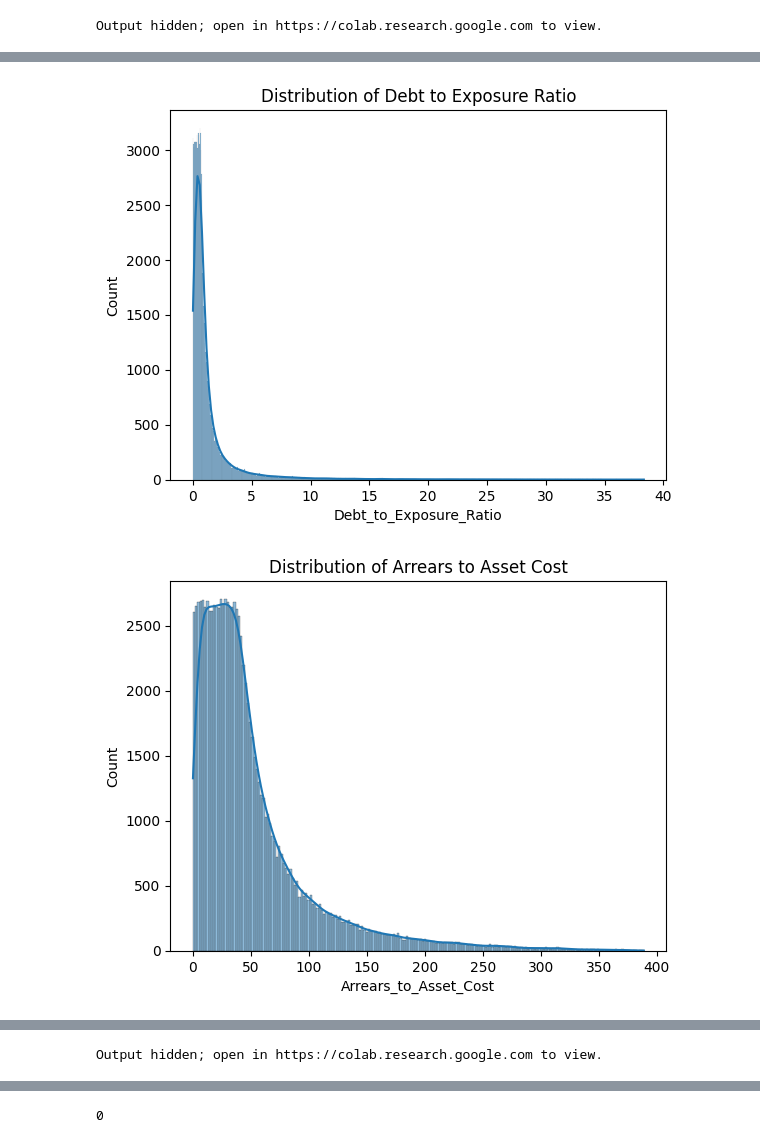
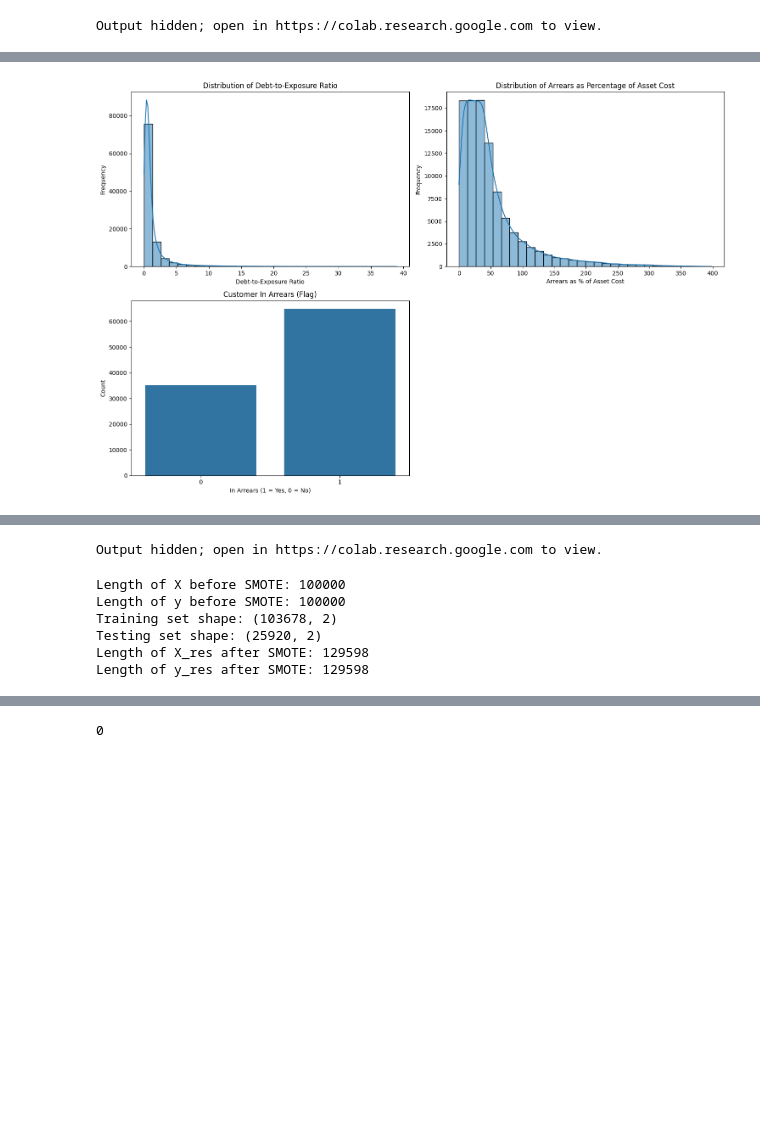
Before and after one commit to Tengey/Arrears, a Jupyter notebook: data_preprocessing.ipynb, the cells around one changed output, grey strips where cells are left out. Saved outputs shown, nothing was run; the diff lists cells and outputs as text; code cells hidden in the pictures; blank space fills up the shorter version.

```diff
--- a/data_preprocessing.ipynb
+++ b/data_preprocessing.ipynb
@@ -129,6 +120,8 @@ plt.show()
 # %%
 # Dropping columns not useful for modelling
-droppers = ['Customer_ID', 'Regulatory_Compliance', 'Contract_Status', 'Risk_Flag', 'Payment_Status', 'Forbearance_Amount_GBP', 'Late_Payment_Fees_GBP']
+droppers = ['Customer_ID', 'Regulatory_Compliance', 'Contract_Status',
+            'Risk_Flag', 'Payment_Status', 'Forbearance_Amount_GBP',
+            'Late_Payment_Fees_GBP']
 df.drop(droppers, axis = 1 , inplace=True)
 
 df.info()
@@ -171,16 +173,29 @@ df.head()
 # %%
 # Visualizing new features
-sns.histplot(df['Debt_to_Exposure_Ratio'], kde=True)
-plt.title('Distribution of Debt to Exposure Ratio')
+plt.figure(figsize=(15, 10))
+
+# Histogram for Debt_to_Exposure_Ratio
+plt.subplot(2, 2, 1)
+sns.histplot(df['Debt_to_Exposure_Ratio'], bins=30, kde=True)
+plt.title('Distribution of Debt-to-Exposure Ratio')
+plt.xlabel('Debt-to-Exposure Ratio')
+plt.ylabel('Frequency')
+
+# Histogram for Arrears_to_Asset_Cost
+plt.subplot(2, 2, 2)
+sns.histplot(df['Arrears_to_Asset_Cost'], bins=30, kde=True)
+plt.title('Distribution of Arrears as Percentage of Asset Cost')
+plt.xlabel('Arrears as % of Asset Cost')
+plt.ylabel('Frequency')
+
+# Bar plot for In_Arrears_Flag
+plt.subplot(2, 2, 3)
+sns.countplot(x='In_Arrears_Flag', data=df)
+plt.title('Customer In Arrears (Flag)')
+plt.xlabel('In Arrears (1 = Yes, 0 = No)')
+plt.ylabel('Count')
+
+plt.tight_layout()
 plt.show()
-
-sns.histplot(df['Arrears_to_Asset_Cost'], kde=True)
-plt.title('Distribution of Arrears to Asset Cost')
-plt.show()
-
-sns.histplot(df['In_Arrears_Flag'], kde=True)
-plt.title('Distribution of In Arrears Flag')
-plt.show()
 # %% [output]
-[figure, old version]
+[figure, new version]
-[figure, removed]
@@ -200,0 +219,32 @@ Output hidden; open in https://colab.research.google.com to view.
+# %%
+# Addressing class imbalance in In_Arrears_Flag
+X = df[['Log_Debt_to_Exposure_Ratio', 'Log_Arrears_to_Asset_Cost']]
+# Using transformed features
+
+y = df['In_Arrears_Flag']
+
+# Check the lengths of the data
+print("Length of X before SMOTE:", len(X))
+print("Length of y before SMOTE:", len(y))
+
+smote = SMOTE(random_state=42)
+X_res, y_res = smote.fit_resample(X, y)
+
+# Splitting the resampled data into train and test sets
+X_train, X_test, y_train, y_test = train_test_split(X_res, y_res, test_size=0.2, random_state=42)
+
+# Printing shapes of training and testing sets for verification
+print("Training set shape:", X_train.shape)
+print("Testing set shape:", X_test.shape)
+
+
+# Check the lengths of the resampled data
+print("Length of X_res after SMOTE:", len(X_res))
+print("Length of y_res after SMOTE:", len(y_res))
+# %% [output]
+Length of X before SMOTE: 100000
+Length of y before SMOTE: 100000
+Training set shape: (103678, 2)
+Testing set shape: (25920, 2)
+Length of X_res after SMOTE: 129598
+Length of y_res after SMOTE: 129598
```
Also changed, not shown: parts of 27 cells of this notebook, 3 other files.
